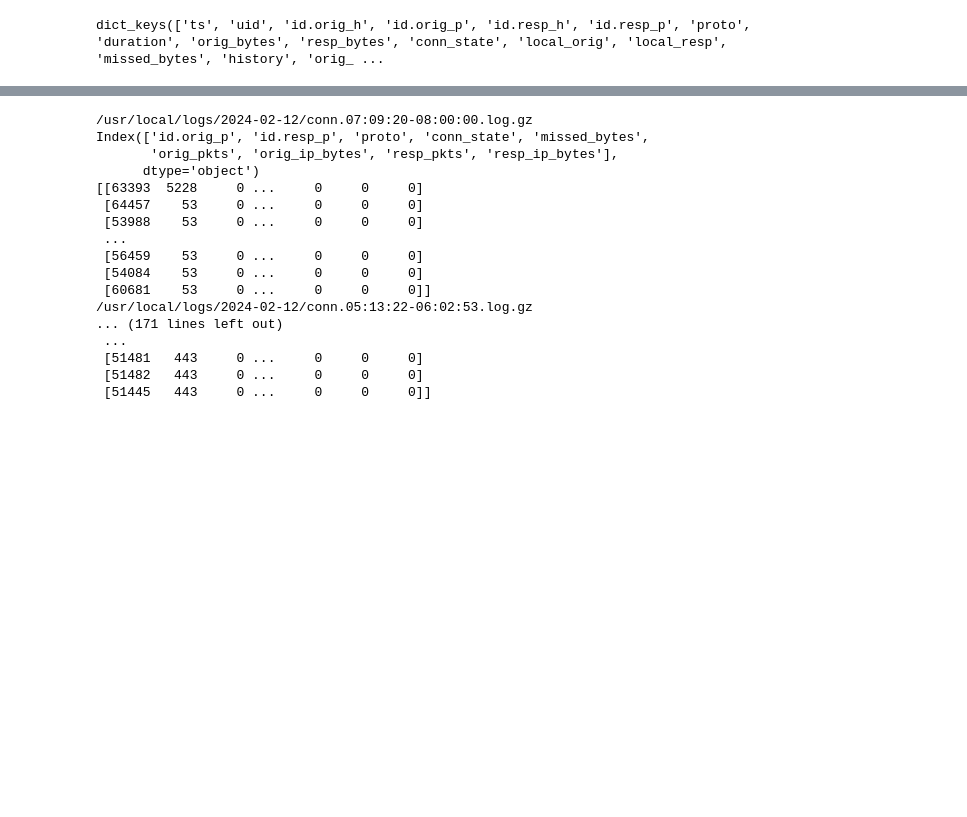
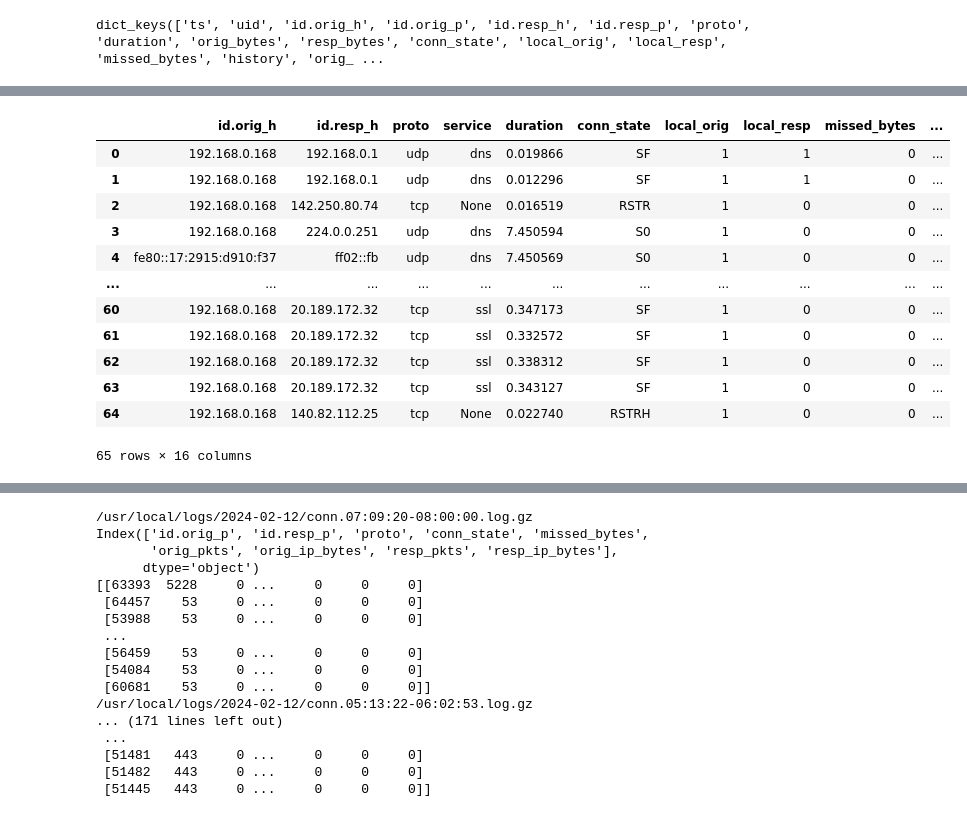
Before and after one commit to NYU-HSRN-Network-Data-Science-Group/AutoZeekWatch, a Jupyter notebook: NIDS/zoe_eda.ipynb, the cells around one changed output, grey strips where cells are left out. Drawn from its saved outputs; the diff is of its cells as text; code cells hidden in the pictures; blank space fills up the shorter version.

```diff
--- a/NIDS/zoe_eda.ipynb
+++ b/NIDS/zoe_eda.ipynb
@@ -76,0 +201,39 @@ dict_keys(['ts', 'uid', 'id.orig_h', 'id.orig_p', 'id.resp_h', 'id.resp_p', 'pro
+# %%
+def get_raw_conn(json_data_file):
+    features = ["id.orig_h", "id.resp_h", "proto", "service", "duration", "conn_state", "local_orig","local_resp",
+            "missed_bytes","history", "orig_pkts", "orig_ip_bytes", "resp_pkts", "resp_ip_bytes"]
+    data_list = []
+    for line in json_data_file.splitlines():
+        # log_entry is now a single json log from the file
+        log_entry = json.loads(line.strip())
+
+        # Check if each feature is present in the log_entry
+        feature_values = [log_entry.get(feature, None) for feature in features]
+        data_list.append(feature_values)
+
+    df = pd.DataFrame(data_list, columns=features)
+    df = create_broadcast_variable(df)
+    df = create_direction_variable(df)
+    # Convert the boolean values in columns "local_orig" and "local_resp" to 1 and 0s
+    df['local_orig'] = df['local_orig'].astype(int)
+    df['local_resp'] = df['local_resp'].astype(int)
+
+    return df
+# %%
+df = get_raw_conn(json_data_file)
+# %%
+df
+# %% [output]
+|  | id.orig_h | id.resp_h | proto | service | duration | conn_state | local_orig | local_resp | missed_bytes | ... |
+| 0 | 192.168.0.168 | 192.168.0.1 | udp | dns | 0.019866 | SF | 1 | 1 | 0 | ... |
+| 1 | 192.168.0.168 | 192.168.0.1 | udp | dns | 0.012296 | SF | 1 | 1 | 0 | ... |
+| 2 | 192.168.0.168 | 142.250.80.74 | tcp | None | 0.016519 | RSTR | 1 | 0 | 0 | ... |
+| 3 | 192.168.0.168 | 224.0.0.251 | udp | dns | 7.450594 | S0 | 1 | 0 | 0 | ... |
+| 4 | fe80::17:2915:d910:f37 | ff02::fb | udp | dns | 7.450569 | S0 | 1 | 0 | 0 | ... |
+| ... | ... | ... | ... | ... | ... | ... | ... | ... | ... | ... |
+| 60 | 192.168.0.168 | 20.189.172.32 | tcp | ssl | 0.347173 | SF | 1 | 0 | 0 | ... |
+| 61 | 192.168.0.168 | 20.189.172.32 | tcp | ssl | 0.332572 | SF | 1 | 0 | 0 | ... |
+| 62 | 192.168.0.168 | 20.189.172.32 | tcp | ssl | 0.338312 | SF | 1 | 0 | 0 | ... |
+| 63 | 192.168.0.168 | 20.189.172.32 | tcp | ssl | 0.343127 | SF | 1 | 0 | 0 | ... |
+| 64 | 192.168.0.168 | 140.82.112.25 | tcp | None | 0.022740 | RSTRH | 1 | 0 | 0 | ... |
+65 rows × 16 columns
```
Also changed, not shown: parts of 12 cells of this notebook, 1 other file.
